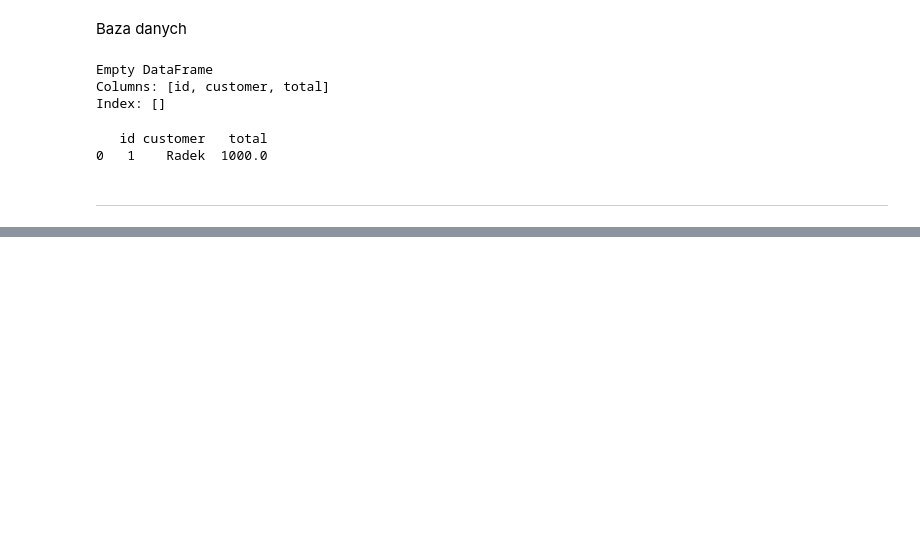
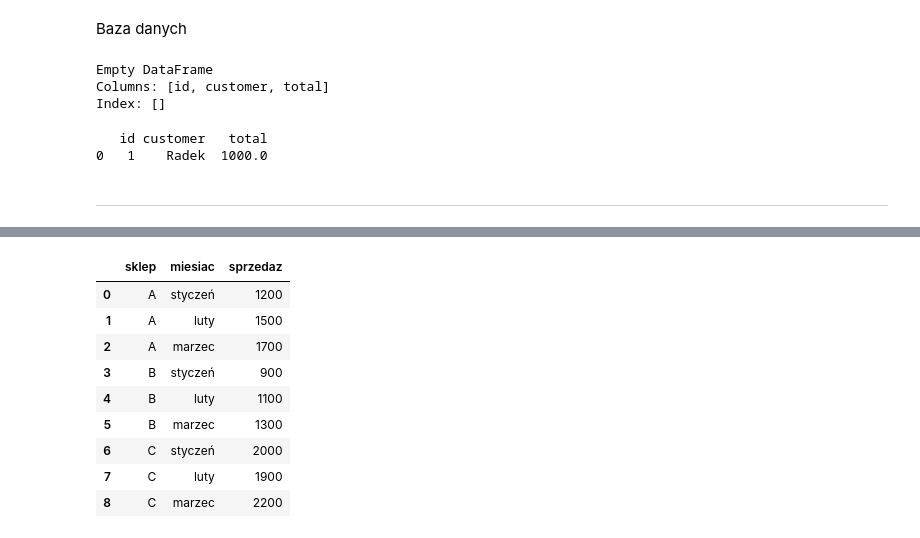
Before and after one commit to rajkonkret/analiza_danych_9_09_2026, a Jupyter notebook: analiza_danych_9_09_2026_zad2.ipynb, the cells around one changed output, grey strips where cells are left out. Saved outputs shown, nothing was run; the diff lists cells and outputs as text; code cells hidden in the pictures; blank space fills up the shorter version.

```diff
--- a/analiza_danych_9_09_2026_zad2.ipynb
+++ b/analiza_danych_9_09_2026_zad2.ipynb
@@ -2219,0 +2235,18 @@ df = pd.DataFrame({
+# %%
+# pokaż wszystkie dane
+wynik1 = duckdb.sql(
+    """SELECT * FROM df"""
+).df()
+
+wynik1
+# %% [output]
+|  | sklep | miesiac | sprzedaz |
+| 0 | A | styczeń | 1200 |
+| 1 | A | luty | 1500 |
+| 2 | A | marzec | 1700 |
+| 3 | B | styczeń | 900 |
+| 4 | B | luty | 1100 |
+| 5 | B | marzec | 1300 |
+| 6 | C | styczeń | 2000 |
+| 7 | C | luty | 1900 |
+| 8 | C | marzec | 2200 |
```
Also changed, not shown: parts of 19 cells of this notebook.
